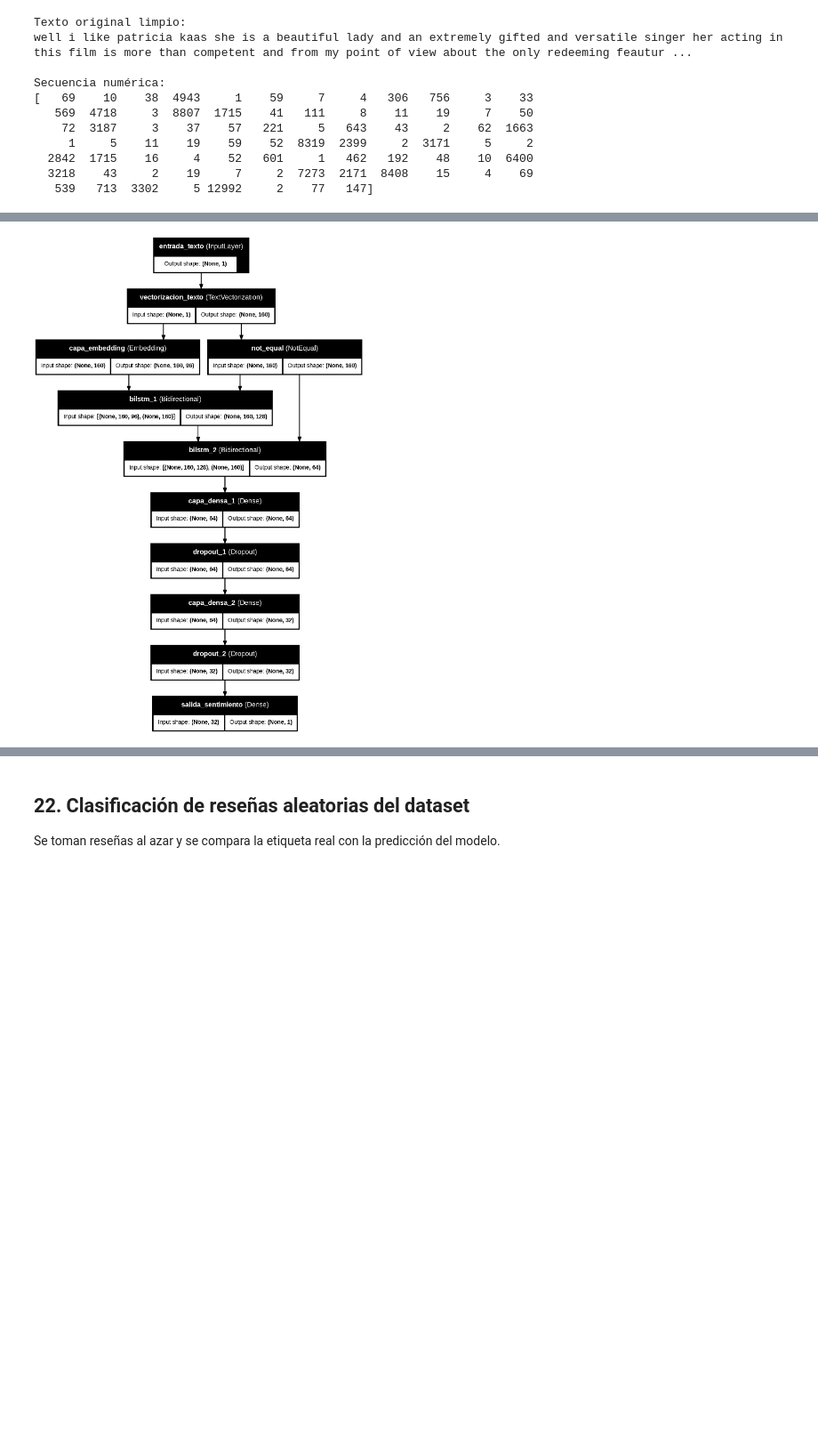
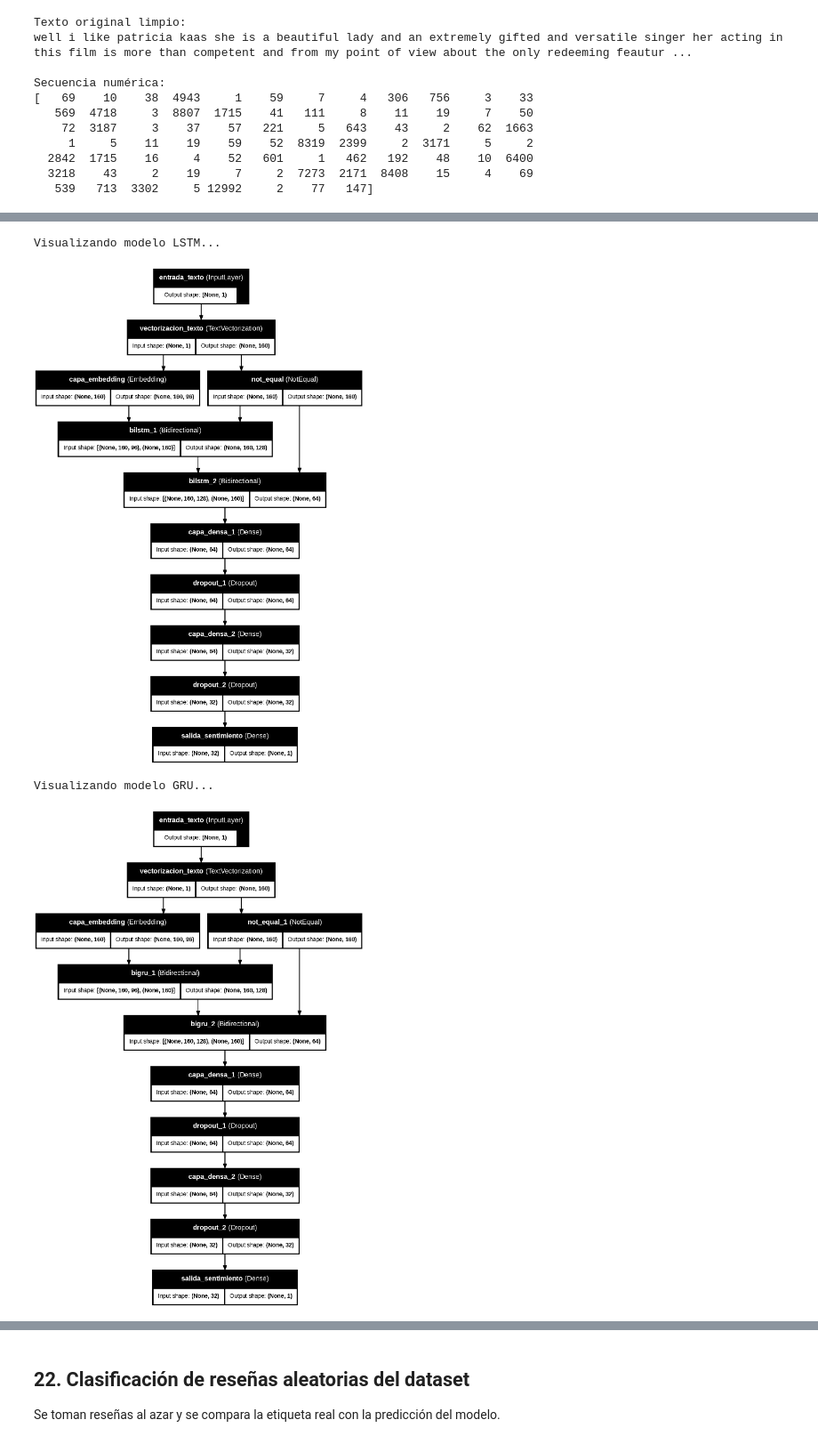
Before and after one commit to jdrubianog-crypto/ods-streamlit-app, a Jupyter notebook: Clasificacion_Sentimientos_IMDb_Recurrente_Optimizado.ipynb, the cells around one changed output, grey strips where cells are left out. Shown at 89% size. Cells and saved outputs as stored; diff of their text form; code cells hidden in the pictures; blank space fills up the shorter version.

Commit message:
Feat: comparativa de gru vs lstm

```diff
--- a/Clasificacion_Sentimientos_IMDb_Recurrente_Optimizado.ipynb
+++ b/Clasificacion_Sentimientos_IMDb_Recurrente_Optimizado.ipynb
@@ -442,14 +521,28 @@ model.compile(
 # %%
+print("Visualizando modelo LSTM...")
 plot_model(
-    model,
-    to_file="modelo_recurrente_imdb.png",
+    model_lstm,
+    to_file="modelo_lstm_imdb.png",
     show_shapes=True,
     show_layer_names=True,
     expand_nested=True,
     dpi=120
 )
+display(Image("modelo_lstm_imdb.png"))
 
-display(Image("modelo_recurrente_imdb.png"))
+print("\nVisualizando modelo GRU...")
+plot_model(
+    model_gru,
+    to_file="modelo_gru_imdb.png",
+    show_shapes=True,
+    show_layer_names=True,
+    expand_nested=True,
+    dpi=120
+)
+display(Image("modelo_gru_imdb.png"))
 # %% [output]
+Visualizando modelo LSTM...
 [figure]
+Visualizando modelo GRU...
+[figure, added]
 # %% [markdown]
```
Also changed, not shown: parts of 37 cells of this notebook.
